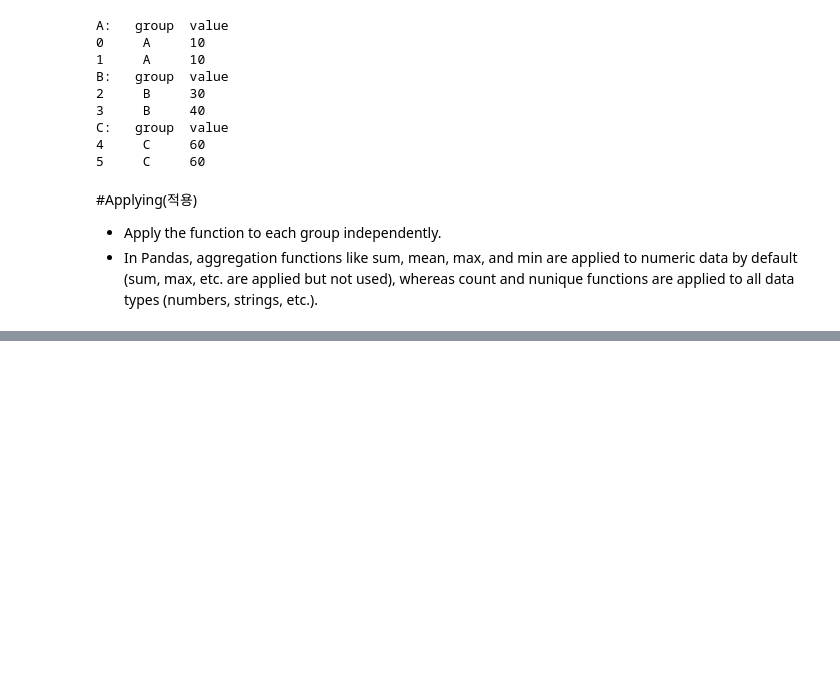
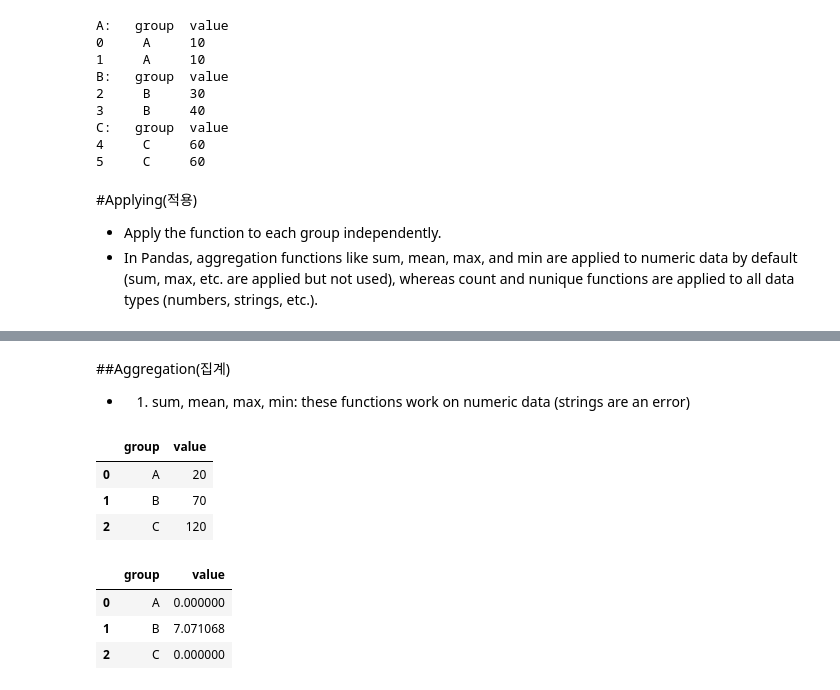
Before and after one commit to sokhan1/Introduction-to-data-analysts, a Jupyter notebook: 3_07_groupby.ipynb, the cells around one changed output, grey strips where cells are left out. Saved outputs shown, nothing was run; the diff lists cells and outputs as text; code cells hidden in the pictures; blank space fills up the shorter version.

```diff
--- a/3_07_groupby.ipynb
+++ b/3_07_groupby.ipynb
@@ -51,0 +84,19 @@ C:   group  value
+# %% [markdown]
+##Aggregation(집계)
+
+
+*   1. sum, mean, max, min: these functions work on numeric data (strings are an error)
+# %%
+df.groupby( by= 'group')['value'].sum().reset_index()
+# %% [output]
+|  | group | value |
+| 0 | A | 20 |
+| 1 | B | 70 |
+| 2 | C | 120 |
+# %%
+df.groupby( by= 'group')['value'].std().reset_index()
+# %% [output]
+|  | group | value |
+| 0 | A | 0.000000 |
+| 1 | B | 7.071068 |
+| 2 | C | 0.000000 |
```
Also changed, not shown: parts of 12 cells of this notebook.
